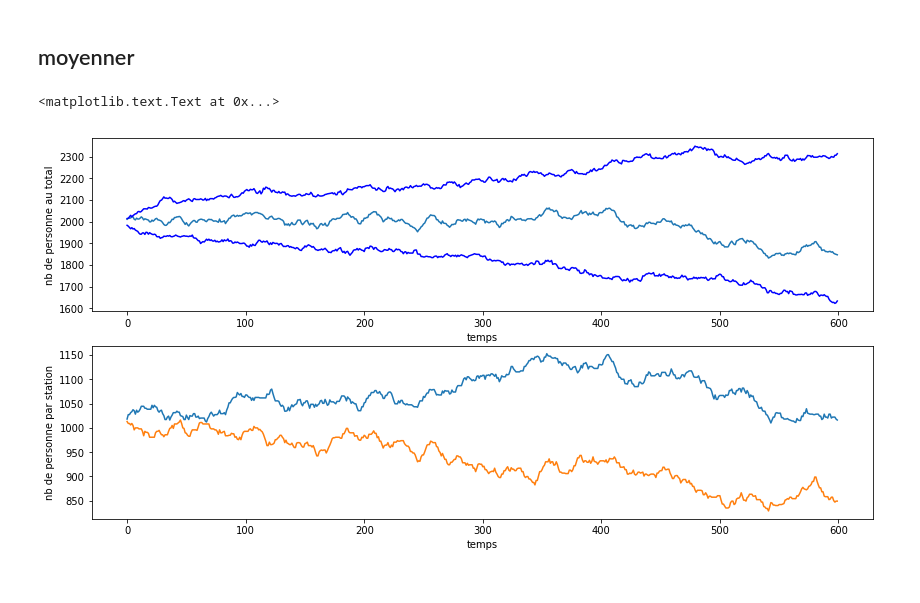
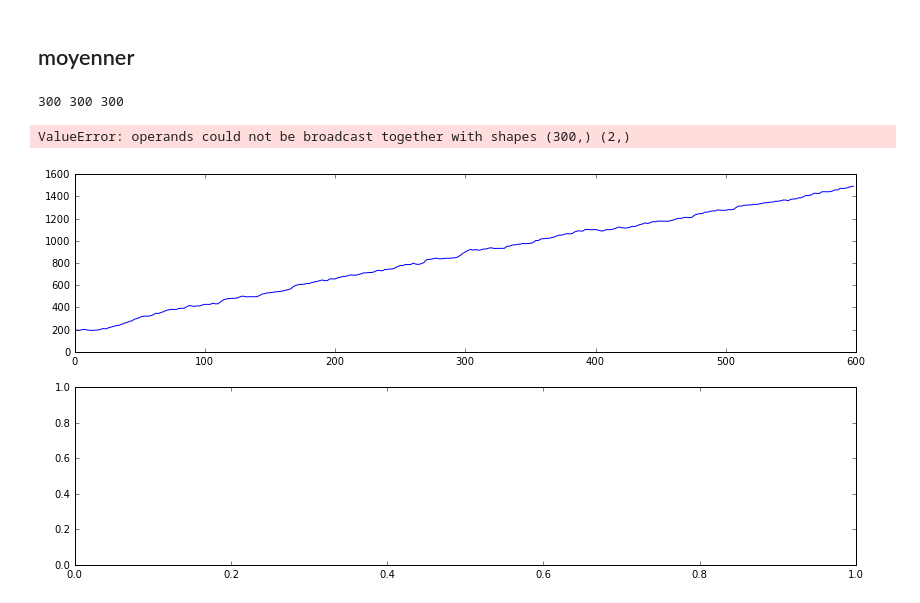
Before and after one commit to are00dynamic-2018/RATP_Project, a Jupyter notebook: src/RATP_notebook.ipynb, the cells around one changed output. Cells and saved outputs as stored; diff of their text form; code cells hidden in the pictures.

```diff
--- a/src/RATP_notebook.ipynb
+++ b/src/RATP_notebook.ipynb
@@ -82,33 +78,36 @@ nb_step = 600
 
 cm = 700
 
-ar1 = 51
-so1 = 100 - ar1
-ta1 = 1*60
+ar1 = 30
+so1 = 5
+ta1 = 10*60 + 0 #min * 60 + sec
 
-ar2 = 49
-so2 = 100 - ar2
-ta2 = 1*60
+ar2 = 30
+so2 = 5
+ta2 = 10*60 + 0 #min * 60 + sec
 # %% [markdown]
 ## une simulation
 # %%
+TIME_CAPT = 2
+
 def simulation(L):
     time = [] # liste qui represente le temps
     nb_tot = []
     nb_station = []
-    for i in range(nb_step):
-        nb = 0
-        time.append(i)
+    for t in range(nb_step):
         for j in L:
             j.update()
-        k = 0
-        for j in L:
-            if k >= len(nb_station):
-                nb_station.append([])
-            nb_station[k].append(j.nb)
-            nb += j.nb
-            k+=1
-        nb_tot.append(nb)
+        if t % TIME_CAPT == 0:
+            nb = 0
+            time.append(t)
+            k = 0
+            for j in L:
+                if k >= len(nb_station):
+                    nb_station.append([])
+                nb_station[k].append(j.nb)
+                nb += j.nb
+                k+=1
+            nb_tot.append(nb)
     return (time, nb_tot, nb_station)
 # %%
 def init(List):
@@ -147,7 +147,6 @@ repet = 100
 
 L=[]
 L.append(nb_tot_moy.copy())
-
 #initialisation
 for j in range(len(nb_tot_moy)):
     nb_tot_moy[j] = nb_tot_moy[j] / repet
@@ -166,33 +165,36 @@ for i in range(repet - 1):
     List_Gare[1].next_station(List_Gare[0])
     time, nb_tot, nb_station =simulation(List_Gare)
     L.append(nb_tot.copy())
     for j in range(len(nb_tot)):
         nb_tot_moy[j] += nb_tot[j] / repet
     for j in range(len(nb_station)):
         for k in range(len(nb_station[j])):
             nb_station[j][k] += nb_station[j][k] / repet
 
 
 L_err = []
 x=0
 for k in range(len(L[0])):
     for i in range(len(L[0])):
         for j in range(len(L)-1):
             if L[j][k]>L[j+1][k]:
                 x=L[j][k]
                 L[j][k]=L[j+1][k]
                 L[j+1][k]=x
     L_err.append((L[round(repet*0.975)][k], L[round(repet*0.025)][k]))
 
+print(len(time), len(nb_tot), len(L_err))
 
 fig, axes = plt.subplots(nrows=2, ncols=1, figsize=(14,7))
-axes[0].plot(time, nb_tot, L_err, 'b')
+axes[0].plot(time, nb_tot)#, time, L_err, 'g')
+axes[0].errorbar(time, nb_tot, yerr=)#L_err)
 axes[0].set_xlabel("temps")
 axes[0].set_ylabel("nb de personne au total")
 for i in nb_station:
     axes[1].plot(time, i)
 axes[1].set_xlabel("temps")
 axes[1].set_ylabel("nb de personne par station")
 # %% [output]
-<matplotlib.text.Text at 0x...>
+300 300 300
+ValueError: operands could not be broadcast together with shapes (300,) (2,)
-[figure, old version]
+[figure, new version]
```
Also changed, not shown: parts of 3 cells of this notebook.
